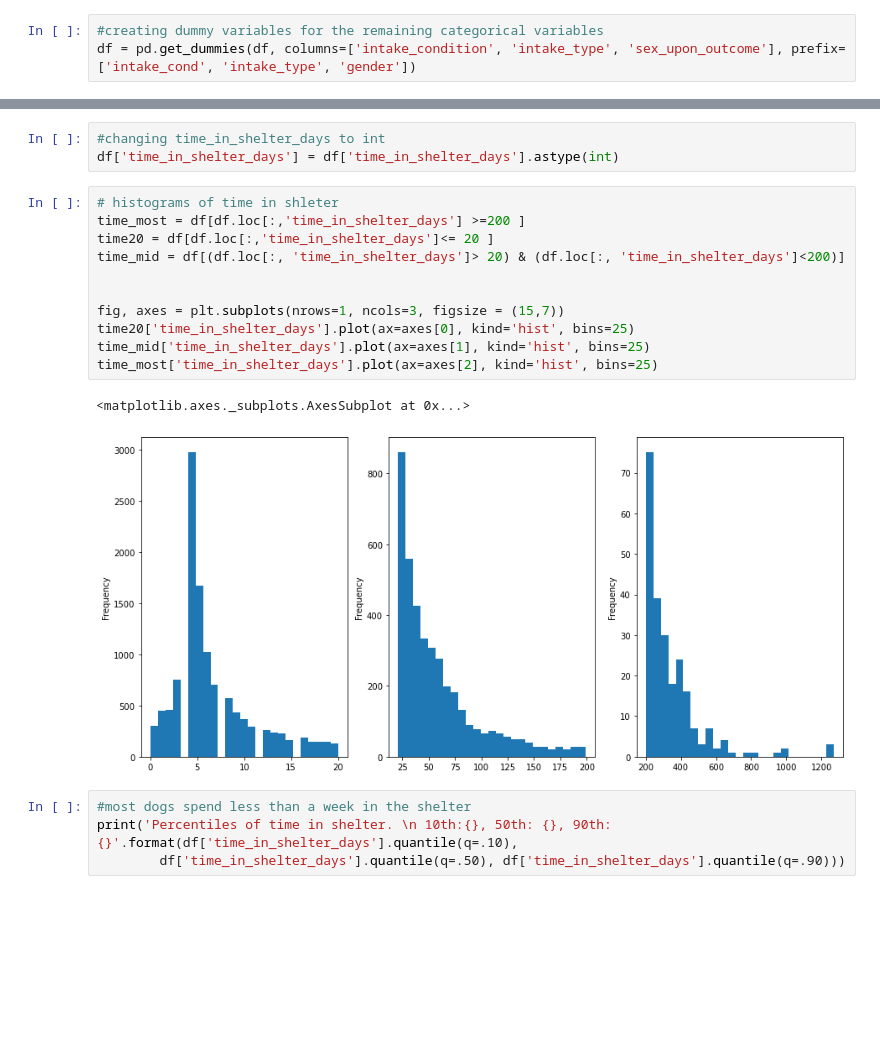
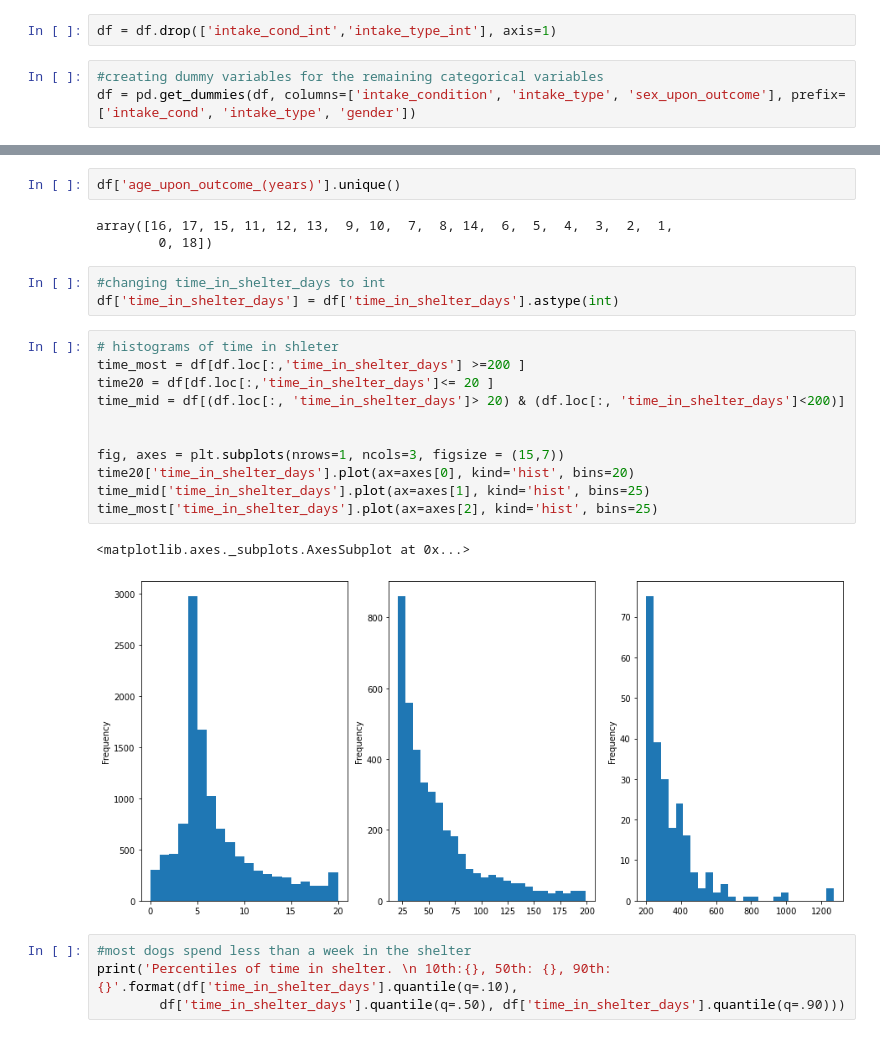
Before and after one commit to amandawhite013/CapstoneTwo, a Jupyter notebook: Preprocessing_and_Modeling.ipynb, the cells around one changed output, grey strips where cells are left out. Saved outputs shown, nothing was run; the diff lists cells and outputs as text; blank space fills up the shorter version.

```diff
--- a/Preprocessing_and_Modeling.ipynb
+++ b/Preprocessing_and_Modeling.ipynb
@@ -25,6 +24,8 @@ df.head()
 | 6 | 32 | Adoption | 15 | 2016-11-15 10:37:00 | 2016-11 | Dog | ... |
 | 7 | 48 | Adoption | 11 | 2013-11-16 12:24:00 | 2013-11 | Dog | ... |
 5 rows × 58 columns
+# %%
+df = df.drop(['intake_cond_int','intake_type_int'], axis=1)
 # %%
 #creating dummy variables for the remaining categorical variables
 df = pd.get_dummies(df, columns=['intake_condition', 'intake_type', 'sex_upon_outcome'], prefix=['intake_cond', 'intake_type', 'gender'])
@@ -31,20 +39,25 @@ df = pd.get_dummies(df, columns=['intake_condition', 'intake_type', 'sex_upon_ou
+# %%
+df['age_upon_outcome_(years)'].unique()
+# %% [output]
+array([16, 17, 15, 11, 12, 13,  9, 10,  7,  8, 14,  6,  5,  4,  3,  2,  1,
+        0, 18])
 # %%
 #changing time_in_shelter_days to int
 df['time_in_shelter_days'] = df['time_in_shelter_days'].astype(int)
 # %%
 # histograms of time in shleter
 time_most = df[df.loc[:,'time_in_shelter_days'] >=200 ]
 time20 = df[df.loc[:,'time_in_shelter_days']<= 20 ]
 time_mid = df[(df.loc[:, 'time_in_shelter_days']> 20) & (df.loc[:, 'time_in_shelter_days']<200)]
 
 
 fig, axes = plt.subplots(nrows=1, ncols=3, figsize = (15,7))
-time20['time_in_shelter_days'].plot(ax=axes[0], kind='hist', bins=25)
+time20['time_in_shelter_days'].plot(ax=axes[0], kind='hist', bins=20)
 time_mid['time_in_shelter_days'].plot(ax=axes[1], kind='hist', bins=25)
 time_most['time_in_shelter_days'].plot(ax=axes[2], kind='hist', bins=25)
 # %% [output]
 <matplotlib.axes._subplots.AxesSubplot at 0x...>
-[figure, old version]
+[figure, new version]
 # %%
 #most dogs spend less than a week in the shelter
 print('Percentiles of time in shelter. \n 10th:{}, 50th: {}, 90th: {}'.format(df['time_in_shelter_days'].quantile(q=.10),
```
Also changed, not shown: parts of 12 cells of this notebook.
